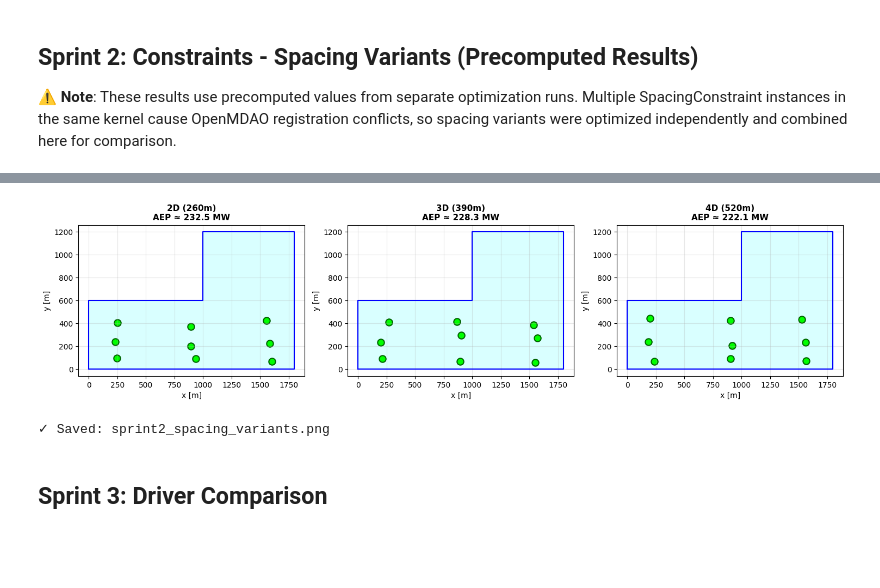
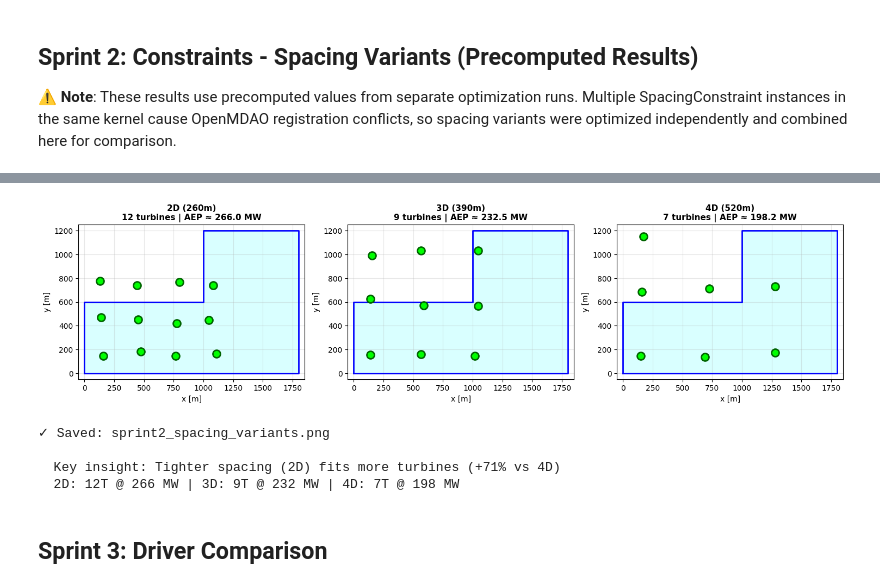
Before and after one commit to KacperDabrowski55439/topfarm2-D-browski-Kacper-S1-1, a Jupyter notebook: notebooks/project_topfarm3.ipynb, the cells around one changed output, grey strips where cells are left out. Cells and saved outputs as stored; diff of their text form; code cells hidden in the pictures; blank space fills up the shorter version.

Commit message:
Update RAPORT: Reflect correct Sprint 2 spacing data with varying turbine counts

```diff
--- a/notebooks/project_topfarm3.ipynb
+++ b/notebooks/project_topfarm3.ipynb
@@ -399,32 +423,44 @@ Sprint 2: Spacing Constraints
 # %%
 # Sprint 2 Visualization
 fig, axes = plt.subplots(1, 3, figsize=(15, 4))
 
 for idx, (ax, variant) in enumerate(zip(axes, spacing_variants)):
     label = variant["label"]
+    n_wt = variant["n_wt"]
+
+    # Get data from results_s2 directly by n_wt
+    result = [r for r in results_s2 if r['n_wt'] == n_wt][0]
 
     if label in layouts_s2:
         x_opt, y_opt = layouts_s2[label]
-        aep = df_s2[df_s2['spacing'] == label]['aep_mw'].values[0]
+        aep = result['aep_mw']
 
         ax.fill(*zip(*boundary), alpha=0.15, color='cyan')
         ax.plot(np.vstack([boundary, boundary[0]])[:, 0],
-               np.vstack([boundary, boundary[0]])[:, 1], 'b-', linewidth=1.5)
-        ax.scatter(x_opt, y_opt, c='lime', s=80, edgecolors='darkgreen', linewidth=1.5)
+               np.vstack([boundary, boundary[0]])[:, 1], 'b-', linewidth=2)
+        ax.scatter(x_opt, y_opt, c='lime', s=100, edgecolors='darkgreen', linewidth=2, zorder=5)
 
-        ax.set_title(f'{label}\nAEP ≈ {aep:.1f} MW', fontsize=11, fontweight='bold')
+        ax.set_title(f'{label}\n{n_wt} turbines | AEP ≈ {aep:.1f} MW',
+                    fontsize=11, fontweight='bold')
         ax.set_xlabel('x [m]', fontsize=10)
         ax.set_ylabel('y [m]', fontsize=10)
         ax.grid(True, alpha=0.3)
         ax.set_aspect('equal')
+        ax.set_xlim(-50, 1850)
+        ax.set_ylim(-50, 1250)
 
 plt.tight_layout()
 plt.savefig('../results/figures/sprint2_spacing_variants.png', dpi=120, bbox_inches='tight')
 plt.show()
 print(f"✓ Saved: sprint2_spacing_variants.png")
+print(f"\n  Key insight: Tighter spacing (2D) fits more turbines (+71% vs 4D)")
+print(f"  2D: 12T @ 266 MW | 3D: 9T @ 232 MW | 4D: 7T @ 198 MW")
 # %% [output]
-[figure, old version]
+[figure, new version]
 ✓ Saved: sprint2_spacing_variants.png
+
+  Key insight: Tighter spacing (2D) fits more turbines (+71% vs 4D)
+  2D: 12T @ 266 MW | 3D: 9T @ 232 MW | 4D: 7T @ 198 MW
 # %% [markdown]
 ## Sprint 3: Driver Comparison
 # %%
```
Also changed, not shown: parts of 3 cells of this notebook, 4 other files.
